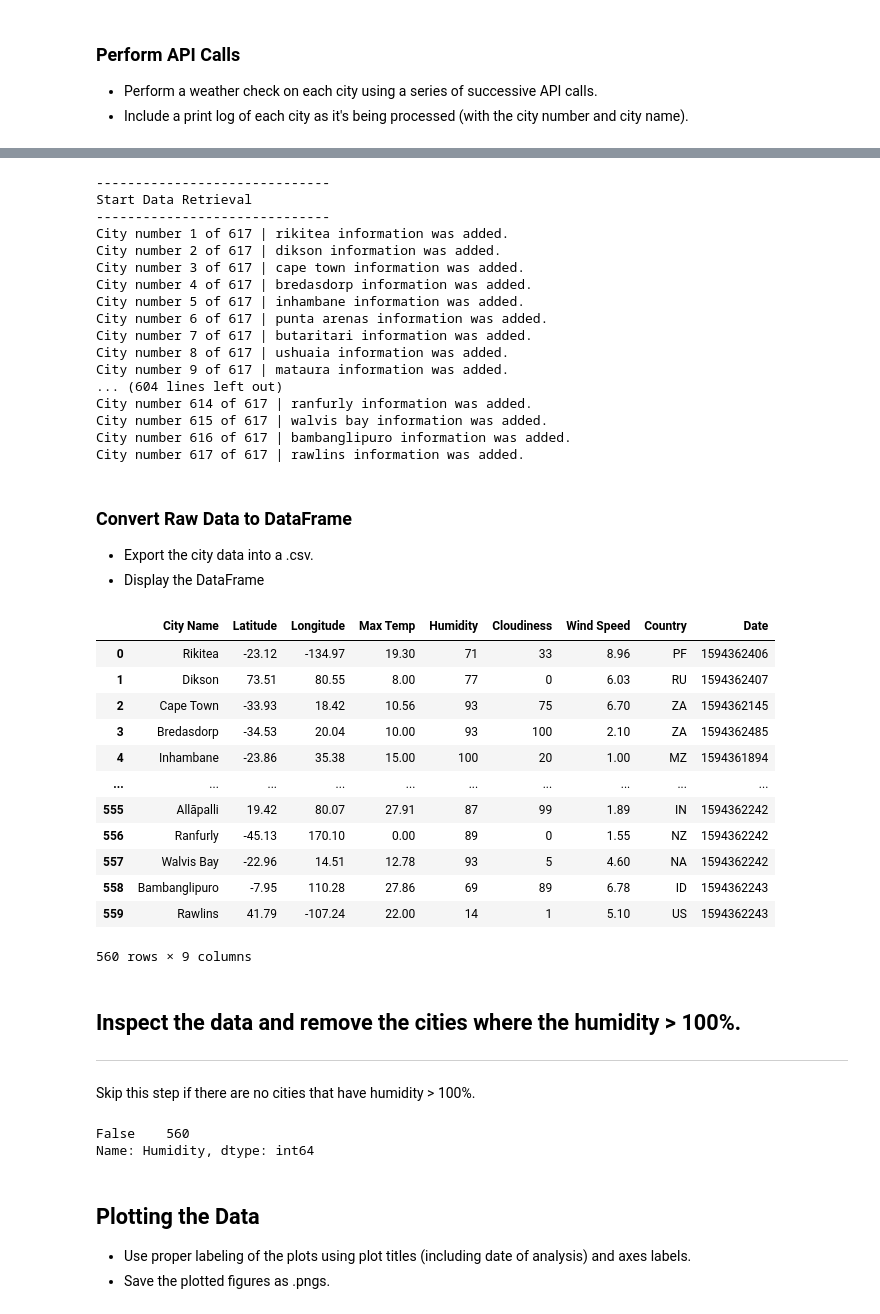
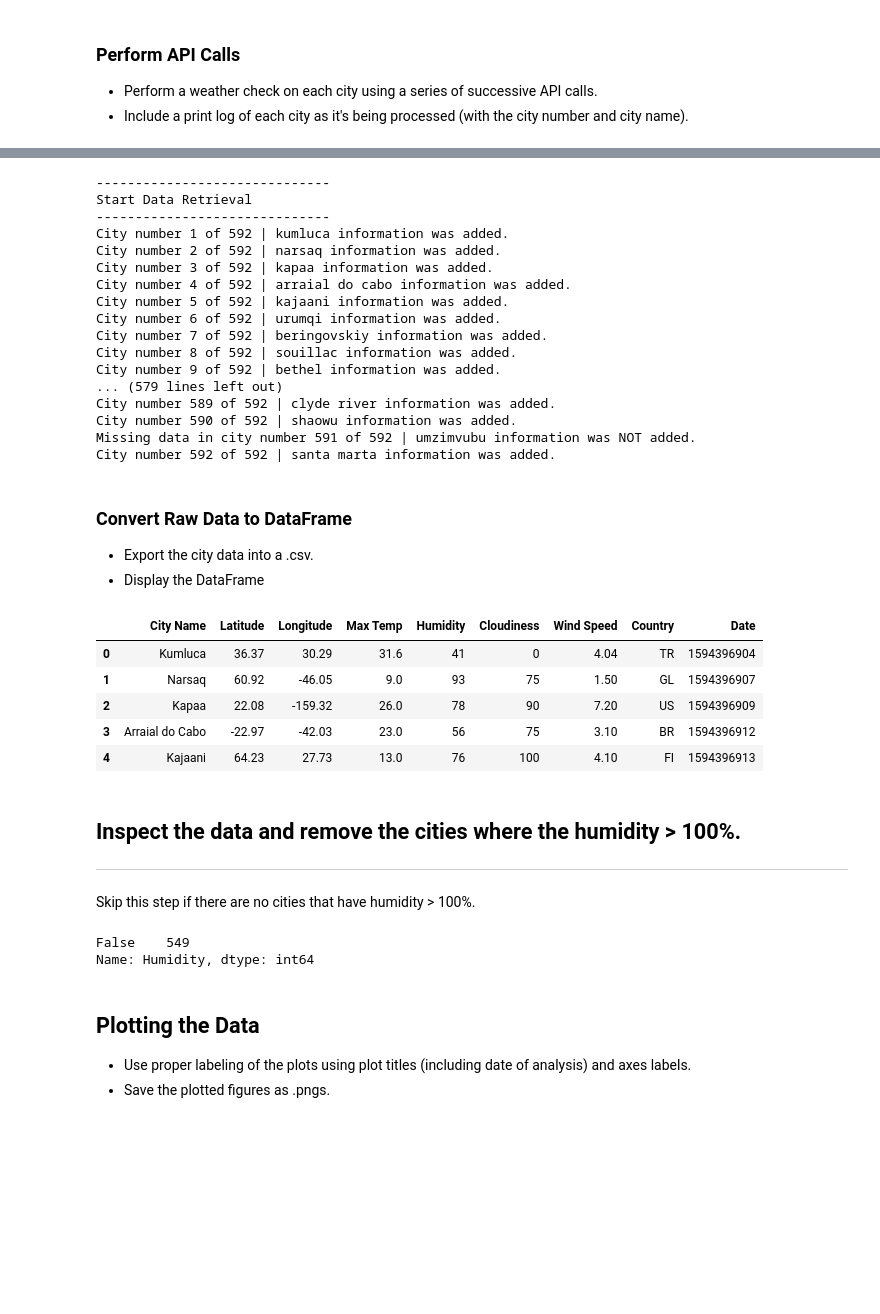
Before and after one commit to newbiecoder-123/python-api-challenge, a Jupyter notebook: WeatherPy/WeatherPy.ipynb, the cells around one changed output, grey strips where cells are left out. Drawn from its saved outputs; the diff is of its cells as text; code cells hidden in the pictures; blank space fills up the shorter version.

```diff
--- a/WeatherPy/WeatherPy.ipynb
+++ b/WeatherPy/WeatherPy.ipynb
@@ -57,12 +57,3 @@ print(len(cities))
 ### Perform API Calls
 * Perform a weather check on each city using a series of successive API calls.
 * Include a print log of each city as it's being processed (with the city number and city name).
-# %%
-url = "https://api.openweathermap.org/data/2.5/weather?"
-units = "metric"
-query_url = f"{url}appid={weather_api_key}&units={units}&q="
-
-for city in cities:
-    response = requests.get(query_url + city).json()
-
-pprint(response)
@@ -129,20 +102,20 @@ for city in cities:
 ------------------------------
 Start Data Retrieval
 ------------------------------
-City number 1 of 617 | rikitea information was added.
-City number 2 of 617 | dikson information was added.
-City number 3 of 617 | cape town information was added.
-City number 4 of 617 | bredasdorp information was added.
-City number 5 of 617 | inhambane information was added.
-City number 6 of 617 | punta arenas information was added.
-City number 7 of 617 | butaritari information was added.
-City number 8 of 617 | ushuaia information was added.
-City number 9 of 617 | mataura information was added.
-... (604 lines left out)
-City number 614 of 617 | ranfurly information was added.
-City number 615 of 617 | walvis bay information was added.
-City number 616 of 617 | bambanglipuro information was added.
-City number 617 of 617 | rawlins information was added.
+City number 1 of 592 | kumluca information was added.
+City number 2 of 592 | narsaq information was added.
+City number 3 of 592 | kapaa information was added.
+City number 4 of 592 | arraial do cabo information was added.
+City number 5 of 592 | kajaani information was added.
+City number 6 of 592 | urumqi information was added.
+City number 7 of 592 | beringovskiy information was added.
+City number 8 of 592 | souillac information was added.
+City number 9 of 592 | bethel information was added.
+... (579 lines left out)
+City number 589 of 592 | clyde river information was added.
+City number 590 of 592 | shaowu information was added.
+Missing data in city number 591 of 592 | umzimvubu information was NOT added.
+City number 592 of 592 | santa marta information was added.
 # %% [markdown]
 ### Convert Raw Data to DataFrame
 * Export the city data into a .csv.
@@ -150,31 +123,24 @@ City number 617 of 617 | rawlins information was added.
 # %%
 city_data_df = pd.DataFrame(
     {"City Name": city_name,
      "Latitude": lat,
      "Longitude": lng,
      "Max Temp": max_temp,
      "Humidity": humidity,
      "Cloudiness": cloudiness,
      "Wind Speed": wind_speed,
      "Country": country,
      "Date": date
     }
 )
-city_data_df
+city_data_df.head()
 # %% [output]
 |  | City Name | Latitude | Longitude | Max Temp | Humidity | Cloudiness | Wind Speed | Country | Date |
-| 0 | Rikitea | -23.12 | -134.97 | 19.30 | 71 | 33 | 8.96 | PF | 1594362406 |
-| 1 | Dikson | 73.51 | 80.55 | 8.00 | 77 | 0 | 6.03 | RU | 1594362407 |
-| 2 | Cape Town | -33.93 | 18.42 | 10.56 | 93 | 75 | 6.70 | ZA | 1594362145 |
-| 3 | Bredasdorp | -34.53 | 20.04 | 10.00 | 93 | 100 | 2.10 | ZA | 1594362485 |
-| 4 | Inhambane | -23.86 | 35.38 | 15.00 | 100 | 20 | 1.00 | MZ | 1594361894 |
-| ... | ... | ... | ... | ... | ... | ... | ... | ... | ... |
-| 555 | Allāpalli | 19.42 | 80.07 | 27.91 | 87 | 99 | 1.89 | IN | 1594362242 |
-| 556 | Ranfurly | -45.13 | 170.10 | 0.00 | 89 | 0 | 1.55 | NZ | 1594362242 |
-| 557 | Walvis Bay | -22.96 | 14.51 | 12.78 | 93 | 5 | 4.60 | NA | 1594362242 |
-| 558 | Bambanglipuro | -7.95 | 110.28 | 27.86 | 69 | 89 | 6.78 | ID | 1594362243 |
-| 559 | Rawlins | 41.79 | -107.24 | 22.00 | 14 | 1 | 5.10 | US | 1594362243 |
+| 0 | Kumluca | 36.37 | 30.29 | 31.6 | 41 | 0 | 4.04 | TR | 1594396904 |
+| 1 | Narsaq | 60.92 | -46.05 | 9.0 | 93 | 75 | 1.50 | GL | 1594396907 |
+| 2 | Kapaa | 22.08 | -159.32 | 26.0 | 78 | 90 | 7.20 | US | 1594396909 |
+| 3 | Arraial do Cabo | -22.97 | -42.03 | 23.0 | 56 | 75 | 3.10 | BR | 1594396912 |
+| 4 | Kajaani | 64.23 | 27.73 | 13.0 | 76 | 100 | 4.10 | FI | 1594396913 |
-560 rows × 9 columns
 # %%
 city_data_df.to_csv("city_data.csv", index=False, header=True)
 # %% [markdown]
@@ -185,5 +151,5 @@ Skip this step if there are no cities that have humidity > 100%.
 too_humid = city_data_df["Humidity"] > 100
 too_humid.value_counts()
 # %% [output]
-False    560
+False    549
 Name: Humidity, dtype: int64
```
Also changed, not shown: parts of 23 cells of this notebook, 13 other files.
